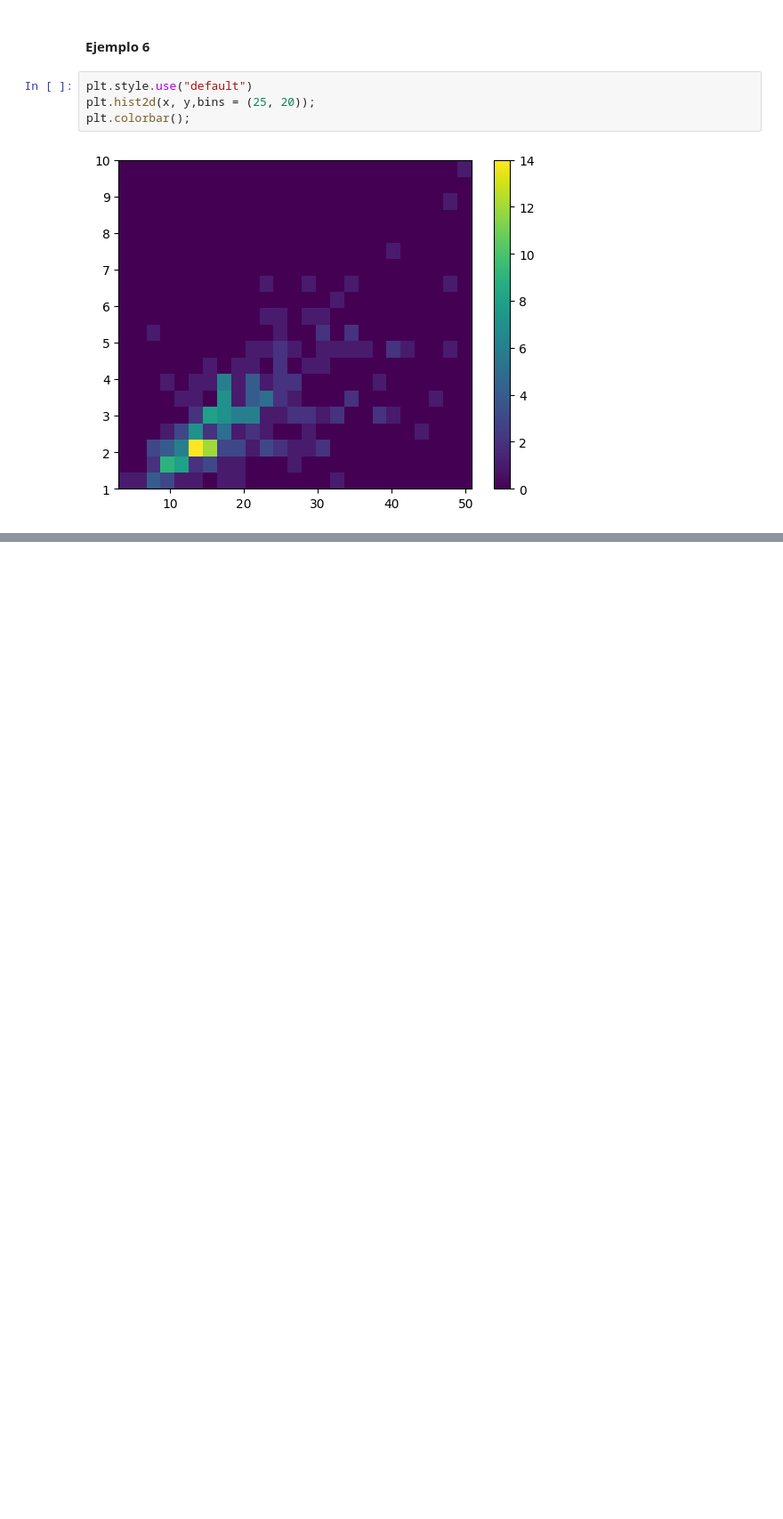
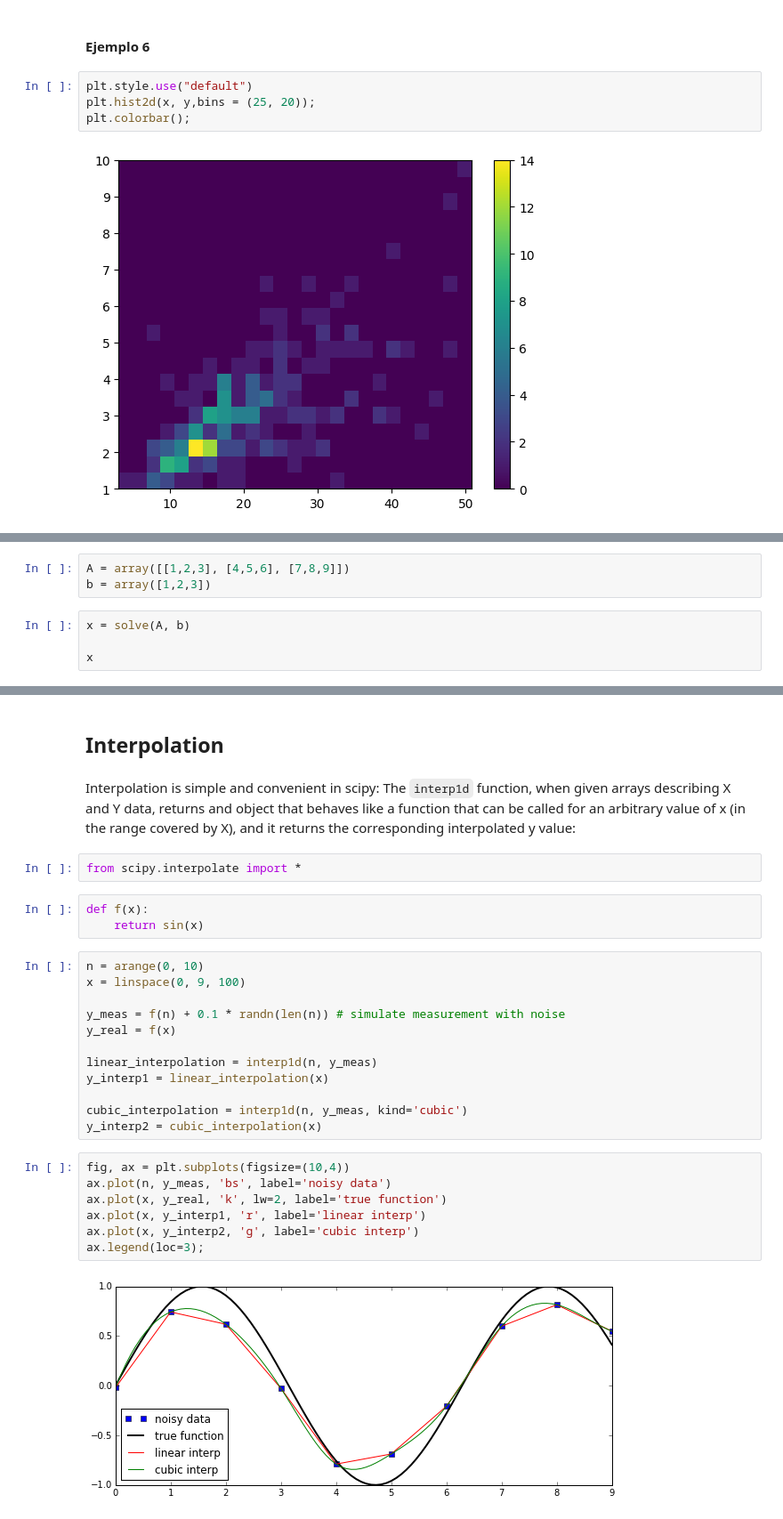
Before and after one commit to pikey-msc/Python, a Jupyter notebook: M3/C2_M3.ipynb, the cells around one changed output, grey strips where cells are left out. Shown at 89% size. Cells and saved outputs as stored; diff of their text form; blank space fills up the shorter version.

```diff
--- a/M3/C2_M3.ipynb
+++ b/M3/C2_M3.ipynb
@@ -1976,0 +2346,7 @@ plt.colorbar();
+# %%
+A = array([[1,2,3], [4,5,6], [7,8,9]])
+b = array([1,2,3])
+# %%
+x = solve(A, b)
+
+x
@@ -1976,0 +2420,30 @@ plt.colorbar();
+# %% [markdown]
+## Interpolation
+# %% [markdown]
+Interpolation is simple and convenient in scipy: The `interp1d` function, when given arrays describing X and Y data, returns and object that behaves like a function that can be called for an arbitrary value of x (in the range covered by X), and it returns the corresponding interpolated y value:
+# %%
+from scipy.interpolate import *
+# %%
+def f(x):
+    return sin(x)
+# %%
+n = arange(0, 10)
+x = linspace(0, 9, 100)
+
+y_meas = f(n) + 0.1 * randn(len(n)) # simulate measurement with noise
+y_real = f(x)
+
+linear_interpolation = interp1d(n, y_meas)
+y_interp1 = linear_interpolation(x)
+
+cubic_interpolation = interp1d(n, y_meas, kind='cubic')
+y_interp2 = cubic_interpolation(x)
+# %%
+fig, ax = plt.subplots(figsize=(10,4))
+ax.plot(n, y_meas, 'bs', label='noisy data')
+ax.plot(x, y_real, 'k', lw=2, label='true function')
+ax.plot(x, y_interp1, 'r', label='linear interp')
+ax.plot(x, y_interp2, 'g', label='cubic interp')
+ax.legend(loc=3);
+# %% [output]
+[figure, added]
```
Also changed, not shown: parts of 87 cells of this notebook.
